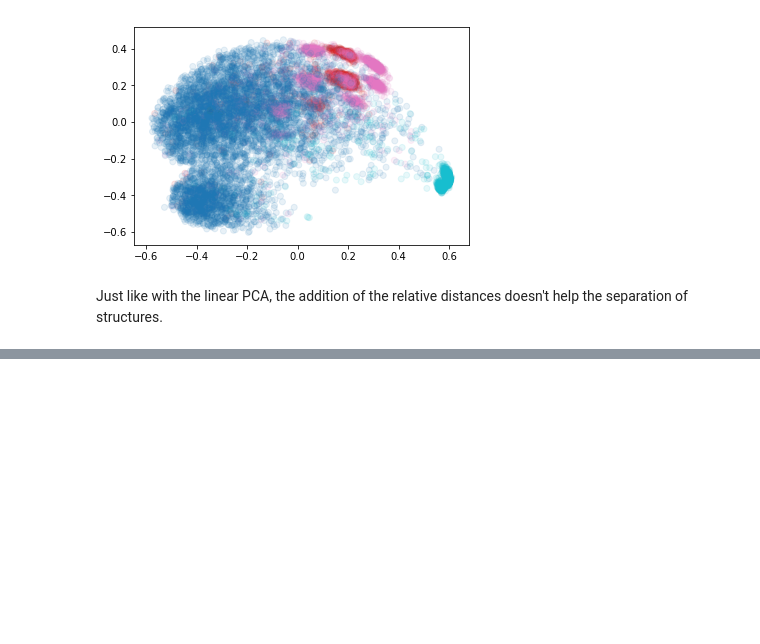
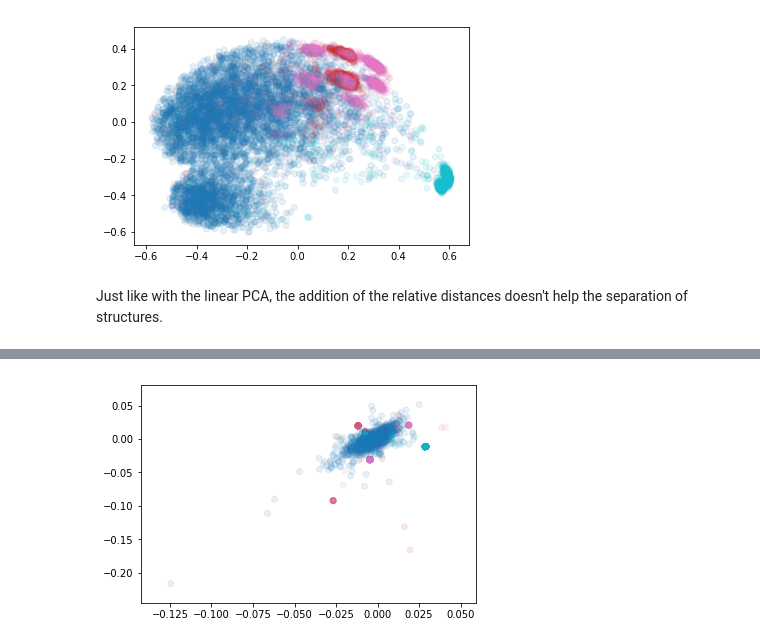
Before and after one commit to malramsay64/MLCrystals, a Jupyter notebook: notebooks/02_Features.ipynb, the cells around one changed output, grey strips where cells are left out. Cells and saved outputs as stored; diff of their text form; code cells hidden in the pictures; blank space fills up the shorter version.

```diff
--- a/notebooks/02_Features.ipynb
+++ b/notebooks/02_Features.ipynb
@@ -299,0 +318,6 @@ doesn't help the separation of structures.
+# %%
+lle = manifold.LocallyLinearEmbedding()
+X_rl = lle.fit_transform(X_o)
+plt.scatter(X_rl[:, 0], X_rl[:, 1], alpha=.1, c=y, cmap='tab10');
+# %% [output]
+[figure, added]
```
Also changed, not shown: parts of 5 cells of this notebook.
